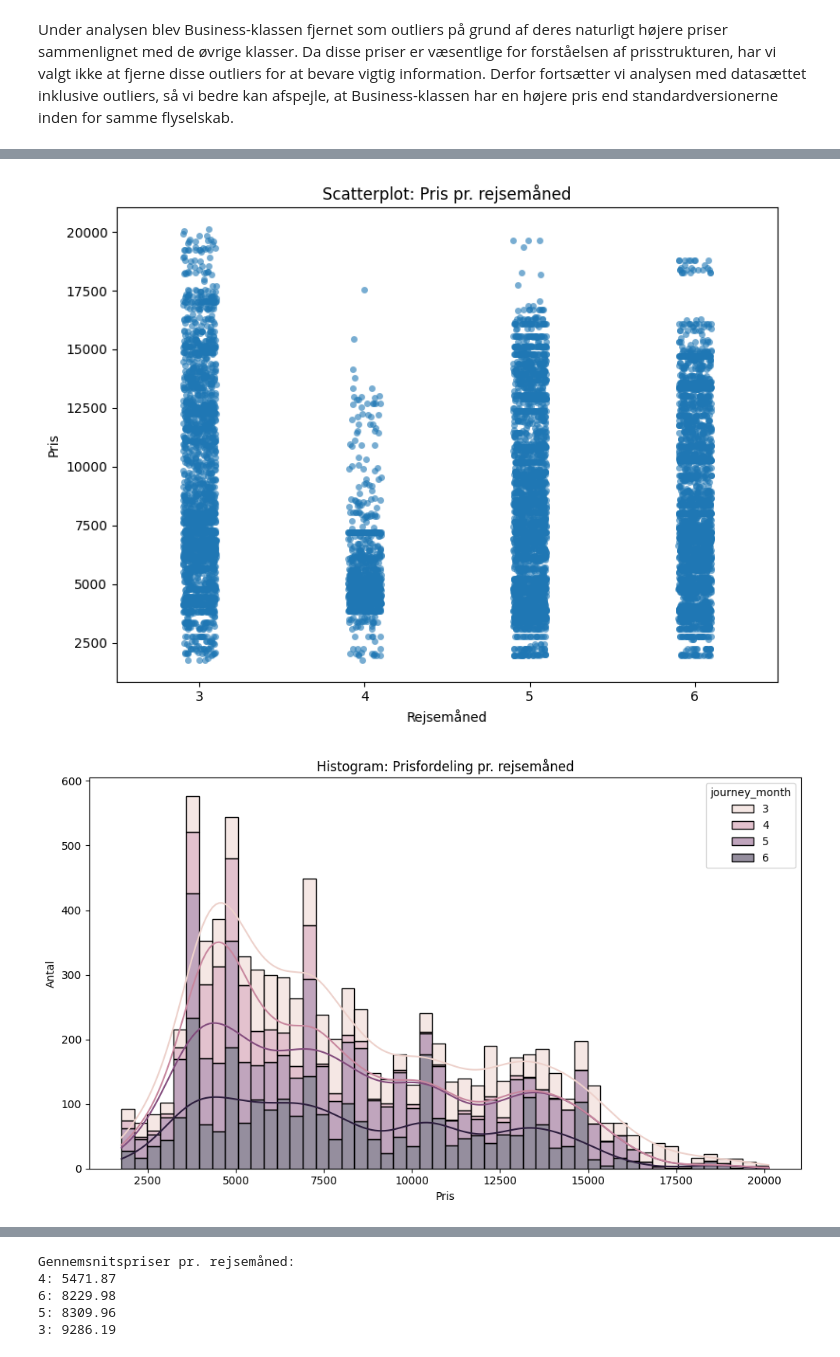
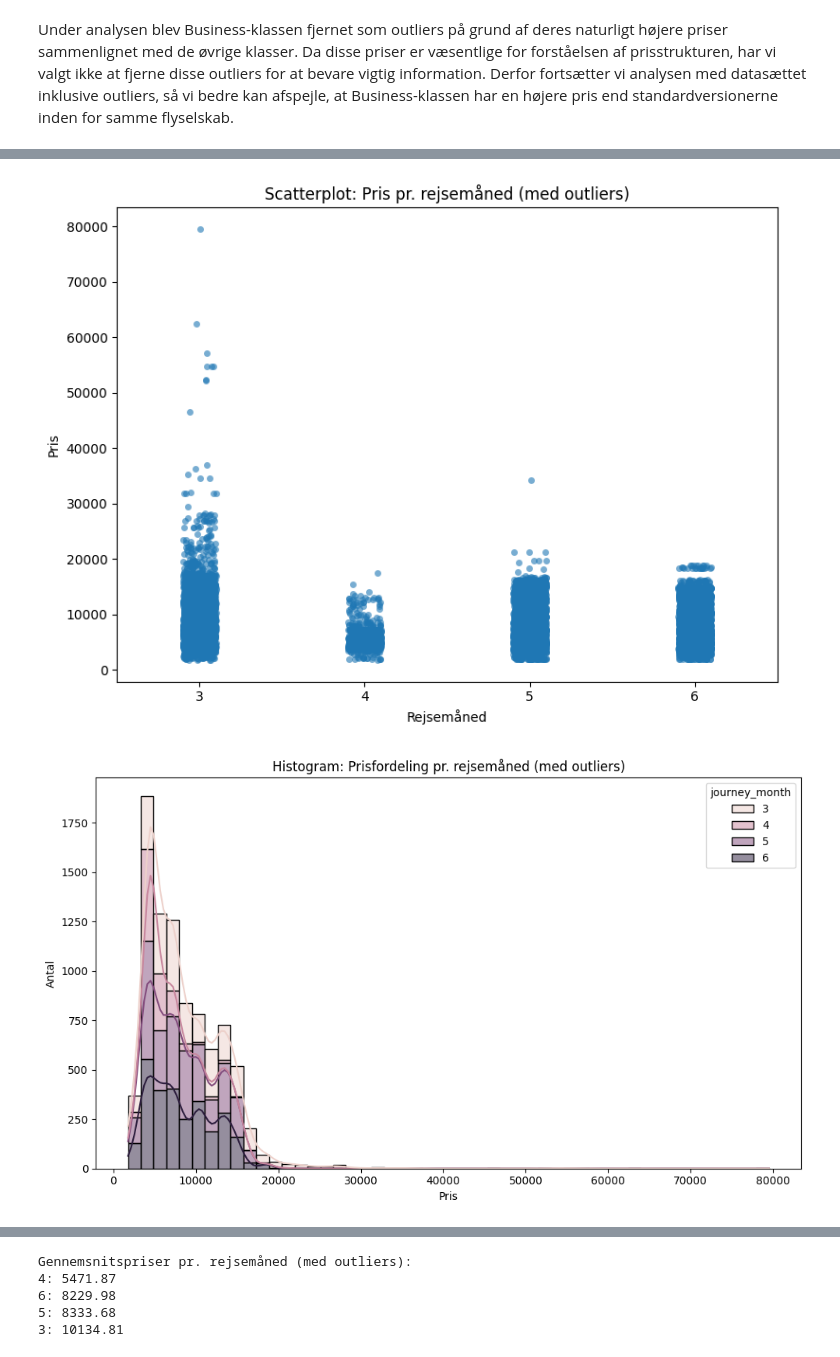
Before and after one commit to AllanChandler/BI-Exam, a Jupyter notebook: Notebook/Flight_Price_Dataset.ipynb, the cells around one changed output, grey strips where cells are left out. Cells and saved outputs as stored; diff of their text form; code cells hidden in the pictures.

```diff
--- a/Notebook/Flight_Price_Dataset.ipynb
+++ b/Notebook/Flight_Price_Dataset.ipynb
@@ -436,37 +442,36 @@ Sammenfattende viser analysen, at premium-versionerne, især Business-klassen, h
 # %%
 # Scatterplot: price vs journey_month
 plt.figure(figsize=(8, 6))
-sns.stripplot(data=df_final, x='journey_month', y='price', jitter=True, alpha=0.6)
-plt.title('Scatterplot: Pris pr. rejsemåned')
+sns.stripplot(data=df, x='journey_month', y='price', jitter=True, alpha=0.6)
+plt.title('Scatterplot: Pris pr. rejsemåned (med outliers)')
 plt.xlabel('Rejsemåned')
 plt.ylabel('Pris')
 plt.tight_layout()
 plt.show()
 
 # Histogram: prisfordeling pr. rejsemåned
 plt.figure(figsize=(10, 6))
-sns.histplot(data=df_final, x='price', hue='journey_month', bins=50, kde=True, multiple='stack')
-plt.title('Histogram: Prisfordeling pr. rejsemåned')
+sns.histplot(data=df, x='price', hue='journey_month', bins=50, kde=True, multiple='stack')
+plt.title('Histogram: Prisfordeling pr. rejsemåned (med outliers)')
 plt.xlabel('Pris')
 plt.ylabel('Antal')
 plt.tight_layout()
 plt.show()
 
 # Boxplot: Pris pr. rejsemåned
 plt.figure(figsize=(8, 6))
-sns.boxplot(data=df_final, x='journey_month', y='price')
-plt.title('Boxplot: Pris pr. rejsemåned')
+sns.boxplot(data=df, x='journey_month', y='price')
+plt.title('Boxplot: Pris pr. rejsemåned (med outliers)')
 plt.xlabel('Rejsemåned')
 plt.ylabel('Pris')
 plt.tight_layout()
 plt.show()
 
-# Gennemsnitspriser pr. rejsemåned
-mean_prices = df_final.groupby('journey_month')['price'].mean().sort_values()
+mean_prices = df.groupby('journey_month')['price'].mean().sort_values()
 
-print("Gennemsnitspriser pr. rejsemåned:")
+print("Gennemsnitspriser pr. rejsemåned (med outliers):")
 for month, pris in mean_prices.items():
     print(f"{month}: {pris:.2f}")
 # %% [output]
-[figure, old version]
+[figure, new version]
-[figure, old version]
+[figure, new version]
@@ -474,8 +479,8 @@ for month, pris in mean_prices.items():
-Gennemsnitspriser pr. rejsemåned:
+Gennemsnitspriser pr. rejsemåned (med outliers):
 4: 5471.87
 6: 8229.98
-5: 8309.96
-3: 9286.19
+5: 8333.68
+3: 10134.81
 # %%
 # Scatterplot: price vs journey_month
 plt.figure(figsize=(8, 6))
```
Also changed, not shown: parts of 9 cells of this notebook.
